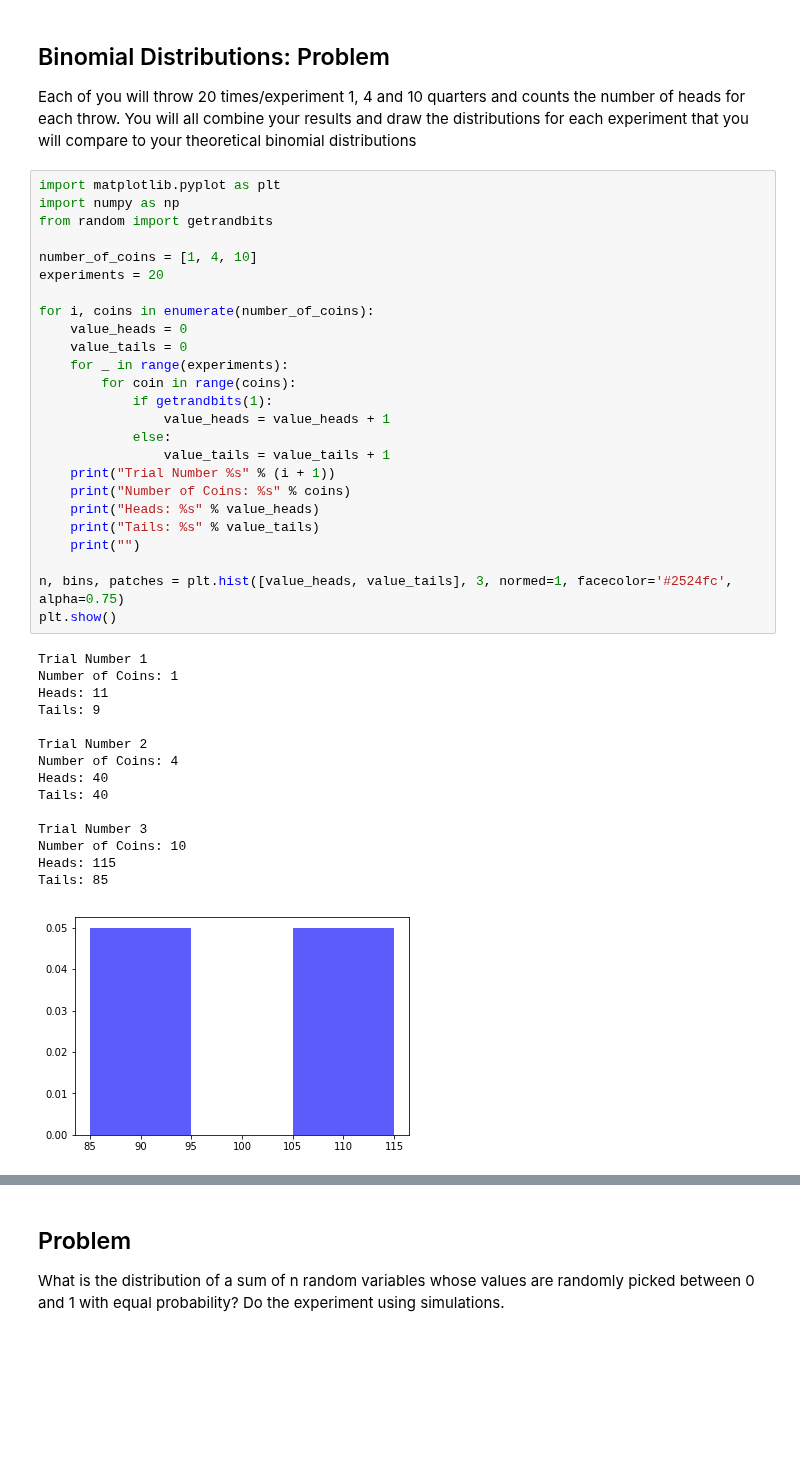
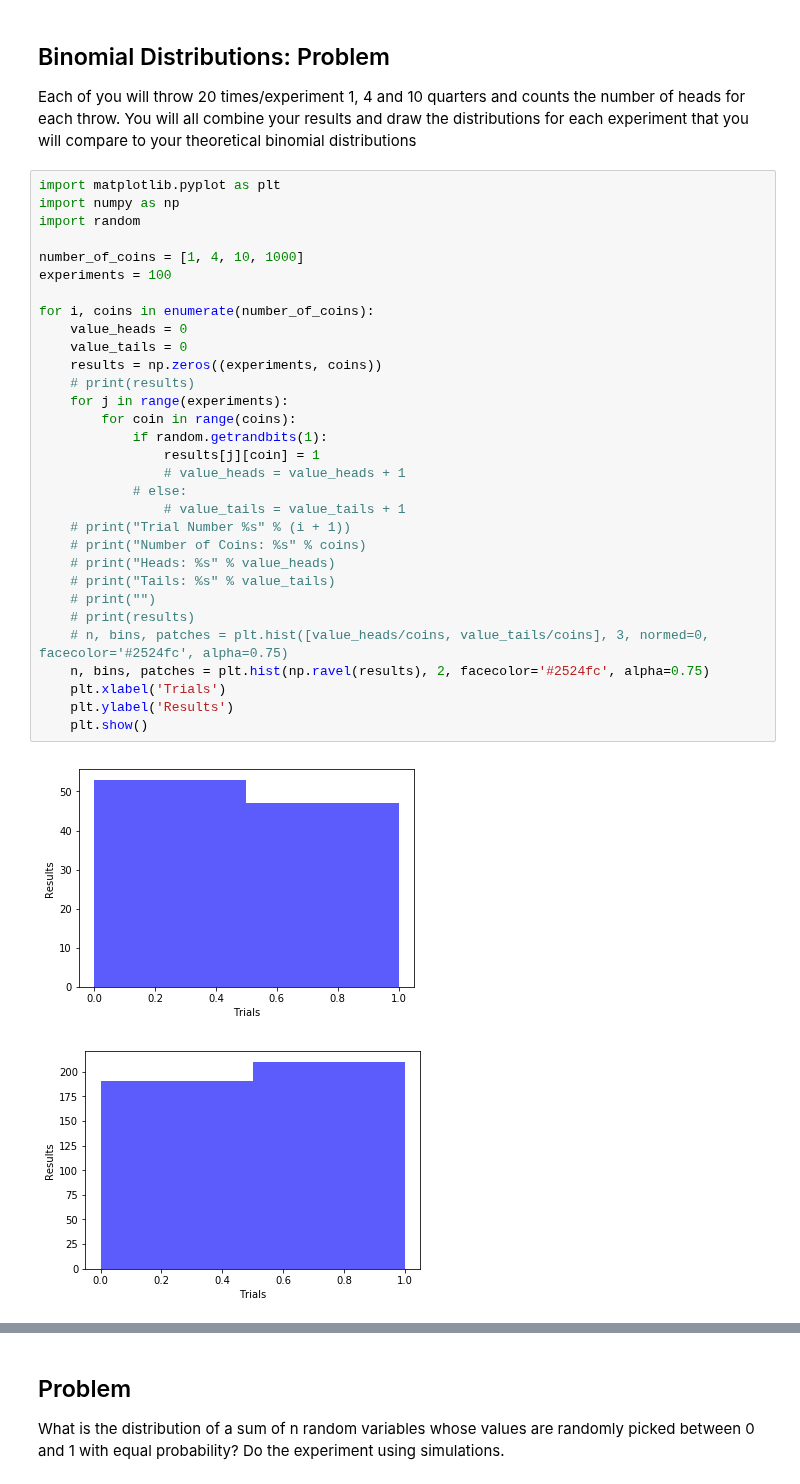
Before and after one commit to jeffschulthies/ASTR-3411, a Jupyter notebook: Week-5/Assignment.ipynb, the cells around one changed output, grey strips where cells are left out. Cells and saved outputs as stored; diff of their text form; blank space fills up the shorter version.

Commit message:
Fixed first graph

```diff
--- a/Week-5/Assignment.ipynb
+++ b/Week-5/Assignment.ipynb
@@ -8,41 +8,34 @@ distributions
 # %%
 import matplotlib.pyplot as plt
 import numpy as np
-from random import getrandbits
+import random
 
-number_of_coins = [1, 4, 10]
-experiments = 20
+number_of_coins = [1, 4, 10, 1000]
+experiments = 100
 
 for i, coins in enumerate(number_of_coins):
     value_heads = 0
     value_tails = 0
-    for _ in range(experiments):
+    results = np.zeros((experiments, coins))
+    # print(results)
+    for j in range(experiments):
         for coin in range(coins):
-            if getrandbits(1):
-                value_heads = value_heads + 1
-            else:
-                value_tails = value_tails + 1
-    print("Trial Number %s" % (i + 1))
-    print("Number of Coins: %s" % coins)
-    print("Heads: %s" % value_heads)
-    print("Tails: %s" % value_tails)
-    print("")
-
-n, bins, patches = plt.hist([value_heads, value_tails], 3, normed=1, facecolor='#2524fc', alpha=0.75)
-plt.show()
+            if random.getrandbits(1):
+                results[j][coin] = 1
+                # value_heads = value_heads + 1
+            # else:
+                # value_tails = value_tails + 1
+    # print("Trial Number %s" % (i + 1))
+    # print("Number of Coins: %s" % coins)
+    # print("Heads: %s" % value_heads)
+    # print("Tails: %s" % value_tails)
+    # print("")
+    # print(results)
+    # n, bins, patches = plt.hist([value_heads/coins, value_tails/coins], 3, normed=0, facecolor='#2524fc', alpha=0.75)
+    n, bins, patches = plt.hist(np.ravel(results), 2, facecolor='#2524fc', alpha=0.75)
+    plt.xlabel('Trials')
+    plt.ylabel('Results')
+    plt.show()
 # %% [output]
-Trial Number 1
-Number of Coins: 1
-Heads: 11
-Tails: 9
-
-Trial Number 2
-Number of Coins: 4
-Heads: 40
-Tails: 40
-
-Trial Number 3
-Number of Coins: 10
-Heads: 115
-Tails: 85
-[figure, old version]
+[figure, new version]
+[figure, added]
```
Also changed, not shown: parts of 1 cell of this notebook.
